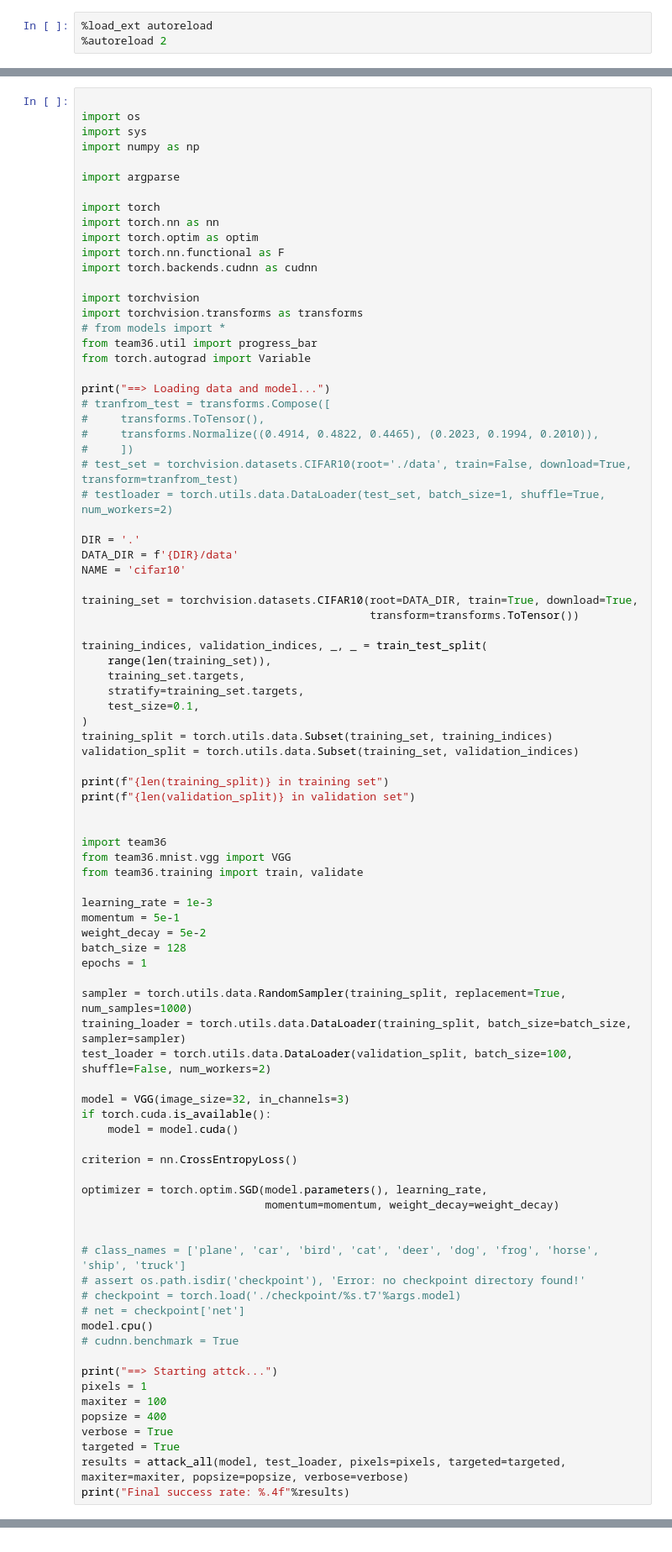
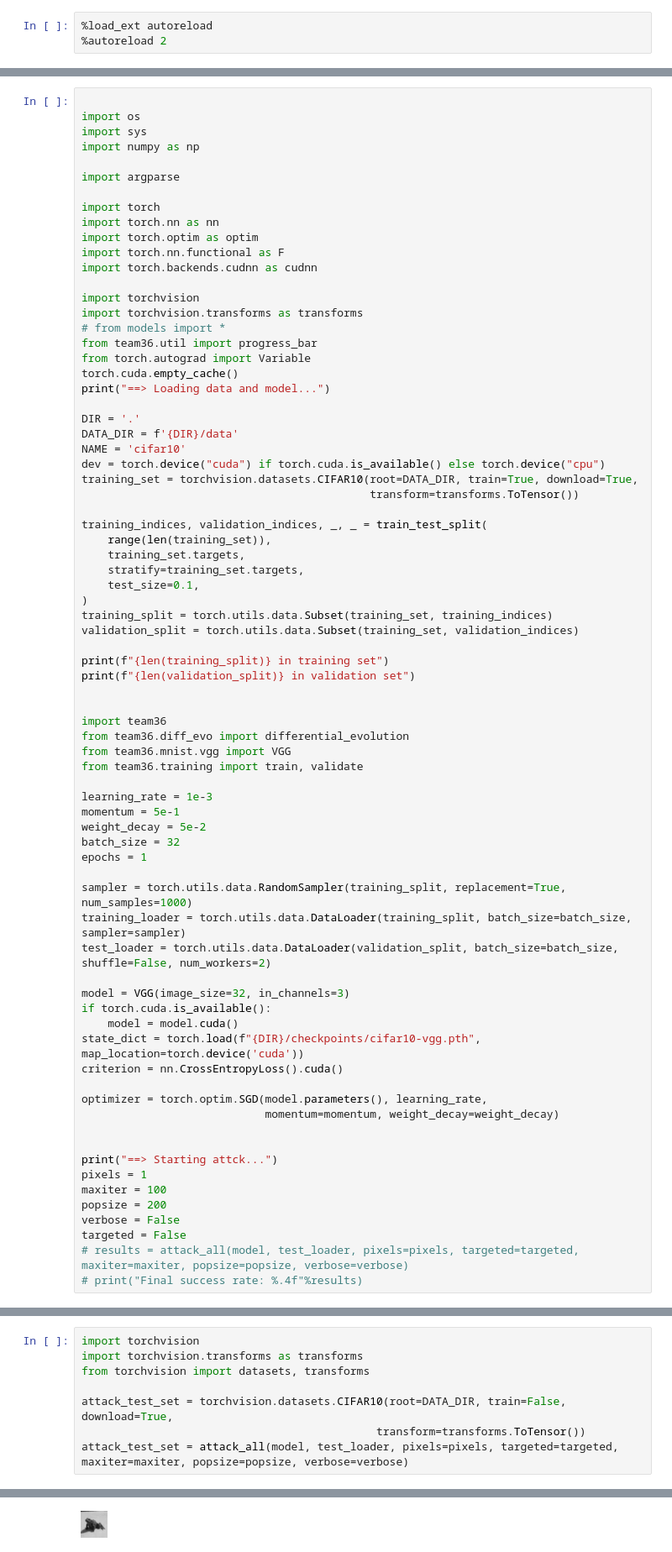
Before and after one commit to kcdragon/omscs-dl-final-project, a Jupyter notebook: opa_diff_evo.ipynb, the cells around one changed output, grey strips where cells are left out. Shown at 84% size. Cells and saved outputs as stored; diff of their text form.

Commit message:
diff evo

```diff
--- a/opa_diff_evo.ipynb
+++ b/opa_diff_evo.ipynb
@@ -228,19 +252,13 @@ import torchvision.transforms as transforms
 # from models import *
 from team36.util import progress_bar
 from torch.autograd import Variable
-
+torch.cuda.empty_cache()
 print("==> Loading data and model...")
-# tranfrom_test = transforms.Compose([
-#     transforms.ToTensor(),
-#     transforms.Normalize((0.4914, 0.4822, 0.4465), (0.2023, 0.1994, 0.2010)),
-#     ])
-# test_set = torchvision.datasets.CIFAR10(root='./data', train=False, download=True, transform=tranfrom_test)
-# testloader = torch.utils.data.DataLoader(test_set, batch_size=1, shuffle=True, num_workers=2)
 
 DIR = '.'
 DATA_DIR = f'{DIR}/data'
 NAME = 'cifar10'
-
+dev = torch.device("cuda") if torch.cuda.is_available() else torch.device("cpu")
 training_set = torchvision.datasets.CIFAR10(root=DATA_DIR, train=True, download=True,
                                             transform=transforms.ToTensor())
 
@@ -258,44 +276,38 @@ print(f"{len(validation_split)} in validation set")
 
 
 import team36
+from team36.diff_evo import differential_evolution
 from team36.mnist.vgg import VGG
 from team36.training import train, validate
 
 learning_rate = 1e-3
 momentum = 5e-1
 weight_decay = 5e-2
-batch_size = 128
+batch_size = 32
 epochs = 1
 
 sampler = torch.utils.data.RandomSampler(training_split, replacement=True, num_samples=1000)
 training_loader = torch.utils.data.DataLoader(training_split, batch_size=batch_size, sampler=sampler)
-test_loader = torch.utils.data.DataLoader(validation_split, batch_size=100, shuffle=False, num_workers=2)
+test_loader = torch.utils.data.DataLoader(validation_split, batch_size=batch_size, shuffle=False, num_workers=2)
 
 model = VGG(image_size=32, in_channels=3)
 if torch.cuda.is_available():
     model = model.cuda()
-
-criterion = nn.CrossEntropyLoss()
+state_dict = torch.load(f"{DIR}/checkpoints/cifar10-vgg.pth", map_location=torch.device('cuda'))
+criterion = nn.CrossEntropyLoss().cuda()
 
 optimizer = torch.optim.SGD(model.parameters(), learning_rate,
                             momentum=momentum, weight_decay=weight_decay)
 
 
-# class_names = ['plane', 'car', 'bird', 'cat', 'deer', 'dog', 'frog', 'horse', 'ship', 'truck']
-# assert os.path.isdir('checkpoint'), 'Error: no checkpoint directory found!'
-# checkpoint = torch.load('./checkpoint/%s.t7'%args.model)
-# net = checkpoint['net']
-model.cpu()
-# cudnn.benchmark = True
-
 print("==> Starting attck...")
 pixels = 1
 maxiter = 100
-popsize = 400
-verbose = True
-targeted = True
-results = attack_all(model, test_loader, pixels=pixels, targeted=targeted, maxiter=maxiter, popsize=popsize, verbose=verbose)
-print("Final success rate: %.4f"%results)
+popsize = 200
+verbose = False
+targeted = False
+# results = attack_all(model, test_loader, pixels=pixels, targeted=targeted, maxiter=maxiter, popsize=popsize, verbose=verbose)
+# print("Final success rate: %.4f"%results)
 # %% [output]
 ==> Loading data and model...
 Files already downloaded and verified
@@ -313,0 +317,9 @@ KeyboardInterrupt:
+# %%
+import torchvision
+import torchvision.transforms as transforms
+from torchvision import datasets, transforms
+
+attack_test_set = torchvision.datasets.CIFAR10(root=DATA_DIR, train=False, download=True,
+                                             transform=transforms.ToTensor())
+attack_test_set = attack_all(model, test_loader, pixels=pixels, targeted=targeted, maxiter=maxiter, popsize=popsize, verbose=verbose)
+# %% [output]
@@ -313,0 +327 @@ KeyboardInterrupt:
+[figure, added]
```
Also changed, not shown: parts of 21 cells of this notebook, 1 other file.
